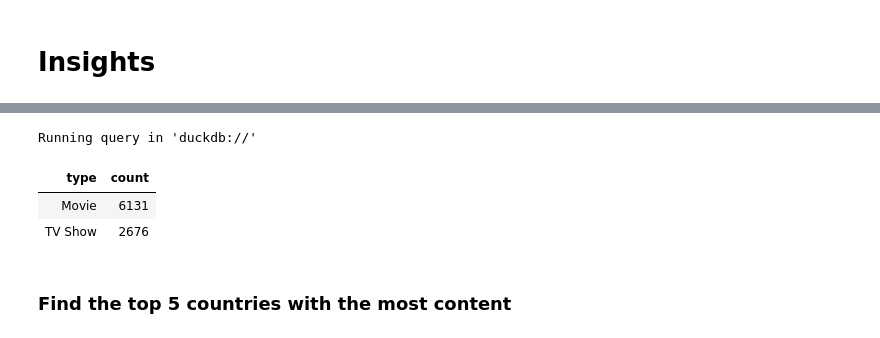
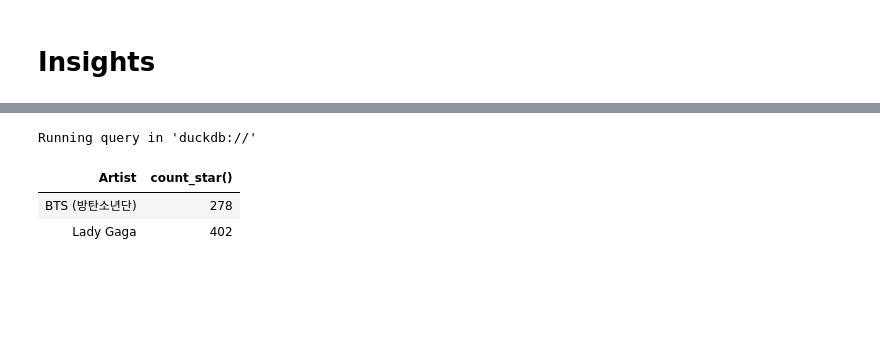
Before and after one commit to cabustillo13/RAG_Haystack_Chatbot, a Jupyter notebook: src/etl/wrangle.ipynb, the cells around one changed output, grey strips where cells are left out. Drawn from its saved outputs; the diff is of its cells as text; code cells hidden in the pictures; blank space fills up the shorter version.

```diff
--- a/src/etl/wrangle.ipynb
+++ b/src/etl/wrangle.ipynb
@@ -45,19 +58,9 @@ Running query in 'duckdb://'
 # %%
-query = f"""
-SELECT
-    type,
-    COUNT(*) AS count
-FROM
-    netflix_titles.csv
-GROUP BY
-    type;
-"""
+query = f"""SELECT Artist, COUNT(*) FROM lyrics.csv GROUP BY Artist;"""
 # Use JupySQL magic %sql to execute the query
 %sql {{query}}
 # %% [output]
 Running query in 'duckdb://'
-| type | count |
-| Movie | 6131 |
-| TV Show | 2676 |
+| Artist | count_star() |
+| BTS (방탄소년단) | 278 |
+| Lady Gaga | 402 |
-# %% [markdown]
-### Find the top 5 countries with the most content
```
Also changed, not shown: parts of 23 cells of this notebook.
